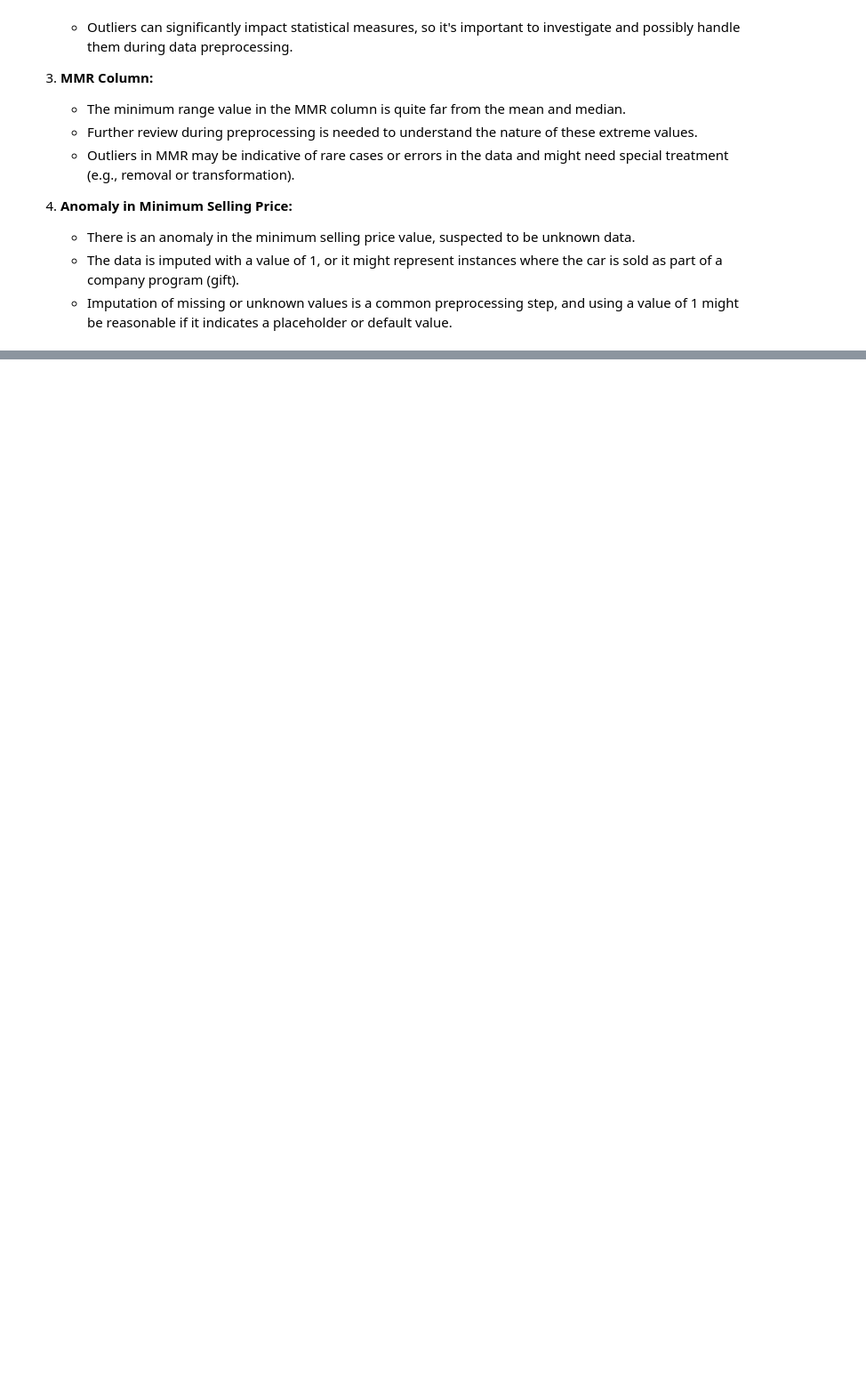
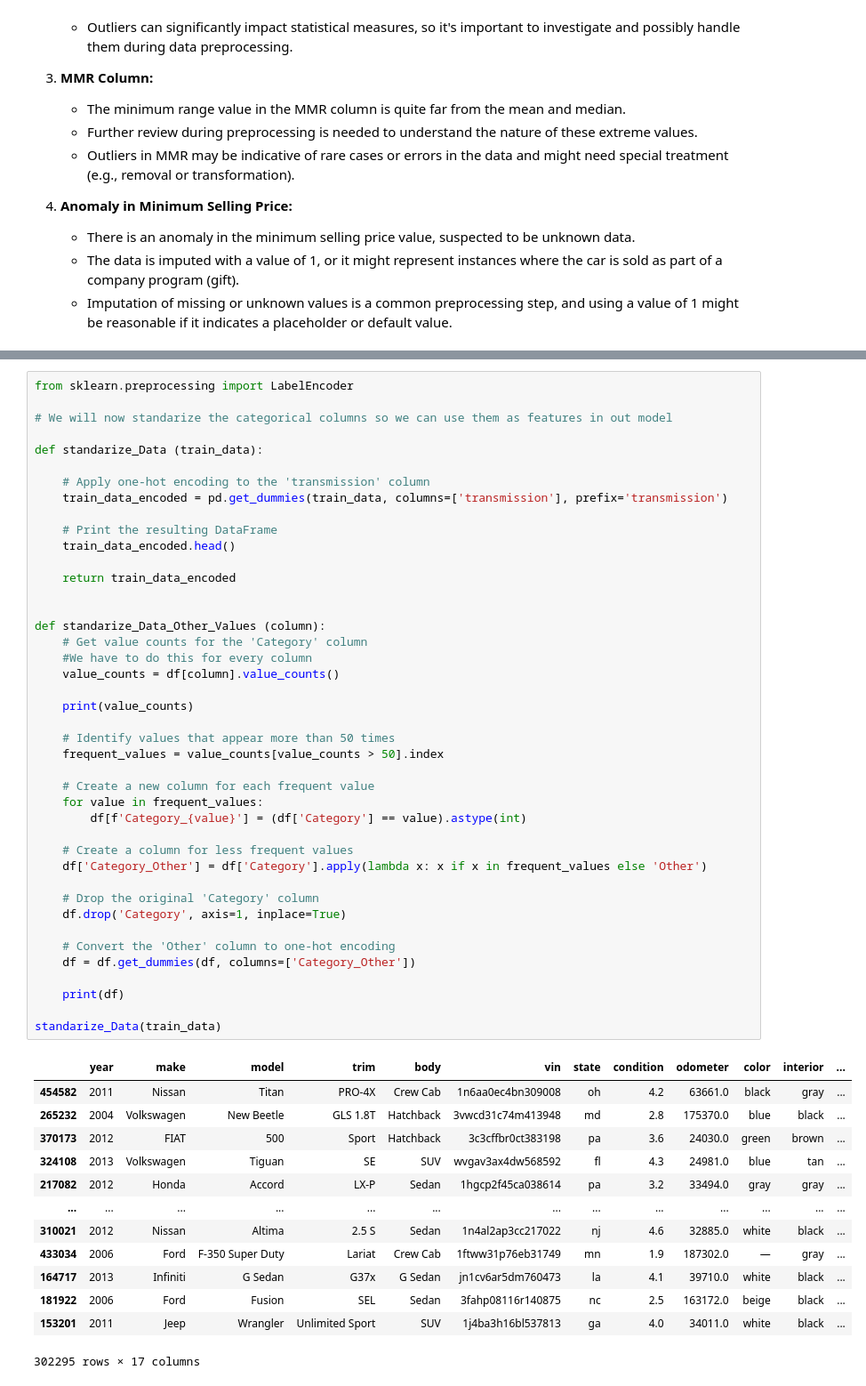
Before and after one commit to alvaarro/AI_Group11_Assignment, a Jupyter notebook: Car_Sales.ipynb, the cells around one changed output, grey strips where cells are left out. Shown at 89% size. Cells and saved outputs as stored; diff of their text form; blank space fills up the shorter version.

```diff
--- a/Car_Sales.ipynb
+++ b/Car_Sales.ipynb
@@ -279,0 +254,56 @@ Key observations:
+# %%
+from sklearn.preprocessing import LabelEncoder
+
+# We will now standarize the categorical columns so we can use them as features in out model
+
+def standarize_Data (train_data):
+
+    # Apply one-hot encoding to the 'transmission' column
+    train_data_encoded = pd.get_dummies(train_data, columns=['transmission'], prefix='transmission')
+
+    # Print the resulting DataFrame
+    train_data_encoded.head()
+
+    return train_data_encoded
+
+
+def standarize_Data_Other_Values (column):
+    # Get value counts for the 'Category' column
+    #We have to do this for every column
+    value_counts = df[column].value_counts()
+
+    print(value_counts)
+
+    # Identify values that appear more than 50 times
+    frequent_values = value_counts[value_counts > 50].index
+
+    # Create a new column for each frequent value
+    for value in frequent_values:
+        df[f'Category_{value}'] = (df['Category'] == value).astype(int)
+
+    # Create a column for less frequent values
+    df['Category_Other'] = df['Category'].apply(lambda x: x if x in frequent_values else 'Other')
+
+    # Drop the original 'Category' column
+    df.drop('Category', axis=1, inplace=True)
+
+    # Convert the 'Other' column to one-hot encoding
+    df = df.get_dummies(df, columns=['Category_Other'])
+
+    print(df)
+
+standarize_Data(train_data)
+# %% [output]
+|  | year | make | model | trim | body | vin | state | condition | odometer | color | interior | ... |
+| 454582 | 2011 | Nissan | Titan | PRO-4X | Crew Cab | 1n6aa0ec4bn309008 | oh | 4.2 | 63661.0 | black | gray | ... |
+| 265232 | 2004 | Volkswagen | New Beetle | GLS 1.8T | Hatchback | 3vwcd31c74m413948 | md | 2.8 | 175370.0 | blue | black | ... |
+| 370173 | 2012 | FIAT | 500 | Sport | Hatchback | 3c3cffbr0ct383198 | pa | 3.6 | 24030.0 | green | brown | ... |
+| 324108 | 2013 | Volkswagen | Tiguan | SE | SUV | wvgav3ax4dw568592 | fl | 4.3 | 24981.0 | blue | tan | ... |
+| 217082 | 2012 | Honda | Accord | LX-P | Sedan | 1hgcp2f45ca038614 | pa | 3.2 | 33494.0 | gray | gray | ... |
+| ... | ... | ... | ... | ... | ... | ... | ... | ... | ... | ... | ... | ... |
+| 310021 | 2012 | Nissan | Altima | 2.5 S | Sedan | 1n4al2ap3cc217022 | nj | 4.6 | 32885.0 | white | black | ... |
+| 433034 | 2006 | Ford | F-350 Super Duty | Lariat | Crew Cab | 1ftww31p76eb31749 | mn | 1.9 | 187302.0 | — | gray | ... |
+| 164717 | 2013 | Infiniti | G Sedan | G37x | G Sedan | jn1cv6ar5dm760473 | la | 4.1 | 39710.0 | white | black | ... |
+| 181922 | 2006 | Ford | Fusion | SEL | Sedan | 3fahp08116r140875 | nc | 2.5 | 163172.0 | beige | black | ... |
+| 153201 | 2011 | Jeep | Wrangler | Unlimited Sport | SUV | 1j4ba3h16bl537813 | ga | 4.0 | 34011.0 | white | black | ... |
+302295 rows × 17 columns
```
Also changed, not shown: parts of 19 cells of this notebook.
